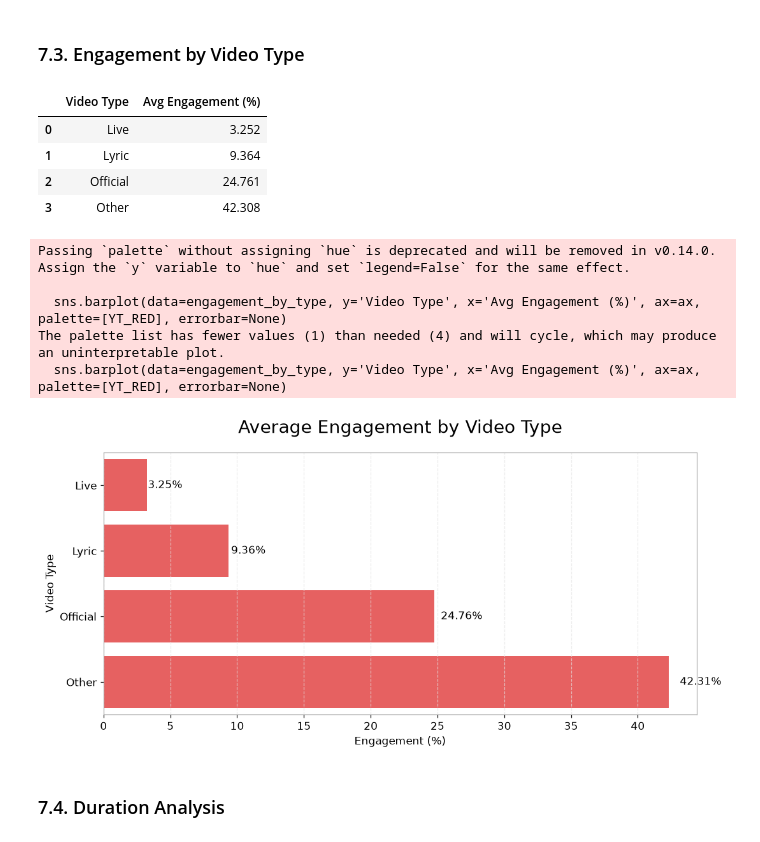
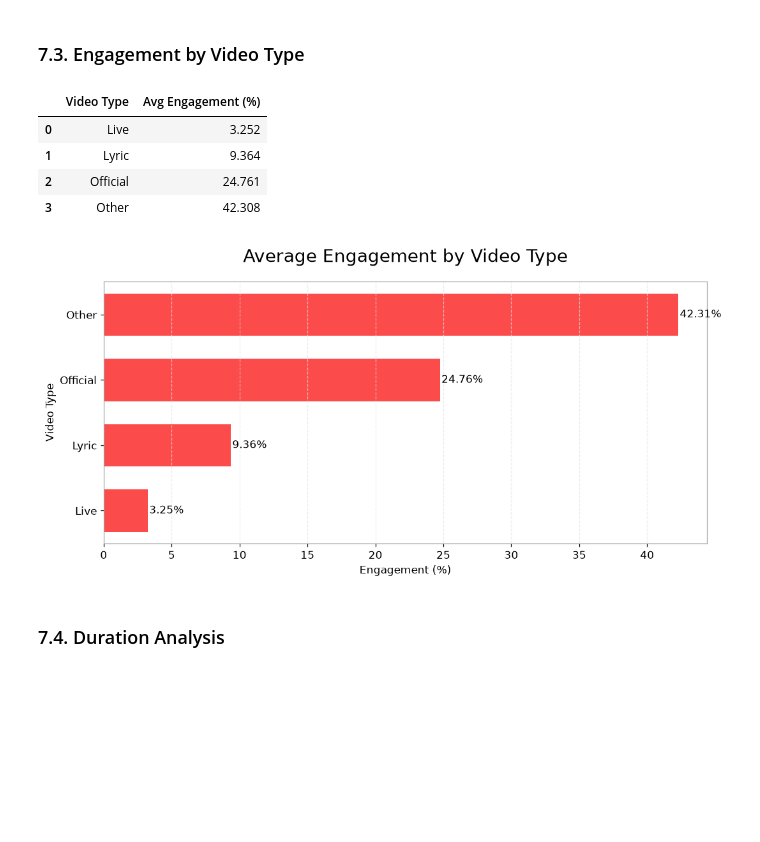
Before and after one commit to adroguetth/youtube-music-charts-intelligence, a Jupyter notebook: notebook_en/weekly/youtube_charts_2026-W46.ipynb, the cells around one changed output. Cells and saved outputs as stored; diff of their text form; code cells hidden in the pictures; blank space fills up the shorter version.

```diff
--- a/notebook_en/weekly/youtube_charts_2026-W46.ipynb
+++ b/notebook_en/weekly/youtube_charts_2026-W46.ipynb
@@ -656,8 +656,8 @@ display(table_views)
 fig, ax = plt.subplots(figsize=(10, 5))
 fig.patch.set_facecolor(YT_BG); ax.set_facecolor(YT_BG)
 
-# FORZAMOS EL COLOR SÓLIDO con palette=[YT_RED] en lugar de color=YT_RED
-sns.barplot(data=views_stats, y='video_type', x='avg_views', ax=ax, palette=[YT_RED], errorbar=None)
+# Usamos Matplotlib nativo para garantizar el color sólido
+bars = ax.barh(views_stats['video_type'], views_stats['avg_views'], color=YT_RED, edgecolor='none', height=BAR_HEIGHT)
 
 ax.set_title('Average Views by Video Type', fontsize=TITLE_FONT_SIZE, color=YT_TEXT, loc='center', pad=20)
 ax.set_xlabel('Average Views', fontsize=11, color=YT_TEXT)
@@ -666,11 +666,9 @@ ax.xaxis.set_major_formatter(FuncFormatter(format_axis_millions))
 
 style_axes(ax, grid_axis='x')
 
-for p in ax.patches:
-    width = p.get_width()
-    if width > 0:
-        ax.text(width + (width*0.02), p.get_y() + p.get_height()/2,
-                f'{width/1_000_000:.1f}M', ha='left', va='center', fontsize=11, color=YT_TEXT)
+for bar, val in zip(bars, views_stats['avg_views']):
+    ax.text(val + (val*0.02), bar.get_y() + bar.get_height()/2,
+            f'{val/1_000_000:.1f}M', va='center', fontsize=11, color=YT_TEXT)
 
 plt.tight_layout(); plt.show()
 # %% [output]
@@ -690,34 +683,32 @@ The palette list has fewer values (1) than needed (4) and will cycle, which may
 # %%
 engagement_by_type = df_video.groupby('video_type')['engagement'].mean().reset_index()
 engagement_by_type.columns = ['Video Type', 'Avg Engagement (%)']
 display(engagement_by_type)
 
 fig, ax = plt.subplots(figsize=(10, 5))
 fig.patch.set_facecolor(YT_BG); ax.set_facecolor(YT_BG)
 
-# FORZAMOS EL COLOR SÓLIDO con palette=[YT_RED]
-sns.barplot(data=engagement_by_type, y='Video Type', x='Avg Engagement (%)', ax=ax, palette=[YT_RED], errorbar=None)
+# Usamos Matplotlib nativo para garantizar el color sólido
+bars = ax.barh(engagement_by_type['Video Type'], engagement_by_type['Avg Engagement (%)'], color=YT_RED, edgecolor='none', height=BAR_HEIGHT)
 
 ax.set_title('Average Engagement by Video Type', fontsize=TITLE_FONT_SIZE, color=YT_TEXT, loc='center', pad=20)
 ax.set_xlabel('Engagement (%)', fontsize=11, color=YT_TEXT)
 ax.set_ylabel('Video Type', fontsize=11, color=YT_TEXT)
 
 style_axes(ax, grid_axis='x')
-add_bar_labels(ax, fmt='{:.2f}', suffix='%', horizontal=True)
+
+for bar, val in zip(bars, engagement_by_type['Avg Engagement (%)']):
+    ax.text(val + 0.1, bar.get_y() + bar.get_height()/2,
+            f'{val:.2f}%', va='center', fontsize=11, color=YT_TEXT)
 
 plt.tight_layout(); plt.show()
 # %% [output]
 |  | Video Type | Avg Engagement (%) |
 | 0 | Live | 3.252 |
 | 1 | Lyric | 9.364 |
 | 2 | Official | 24.761 |
 | 3 | Other | 42.308 |
-Passing `palette` without assigning `hue` is deprecated and will be removed in v0.14.0. Assign the `y` variable to `hue` and set `legend=False` for the same effect.
-
-  sns.barplot(data=engagement_by_type, y='Video Type', x='Avg Engagement (%)', ax=ax, palette=[YT_RED], errorbar=None)
-The palette list has fewer values (1) than needed (4) and will cycle, which may produce an uninterpretable plot.
-  sns.barplot(data=engagement_by_type, y='Video Type', x='Avg Engagement (%)', ax=ax, palette=[YT_RED], errorbar=None)
-[figure, old version]
+[figure, new version]
 # %% [markdown]
 ### 7.4. Duration Analysis
 # %%
```
Also changed, not shown: parts of 1 cell of this notebook, 1 other file.
